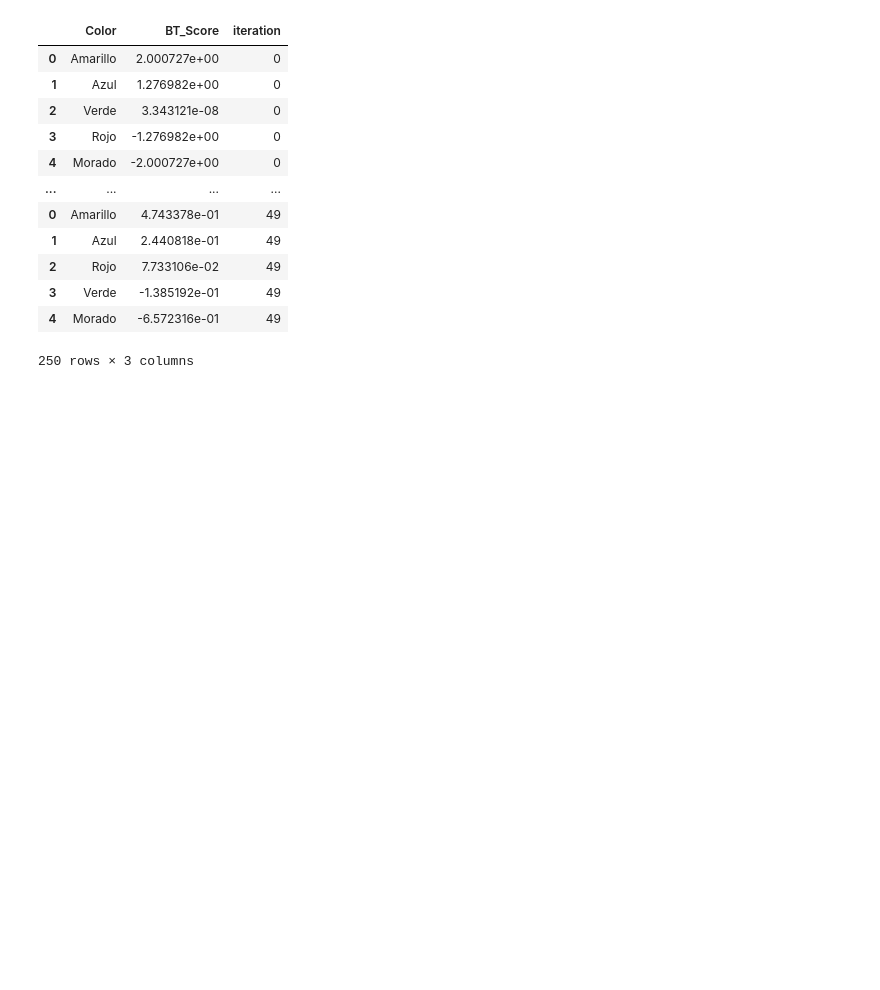
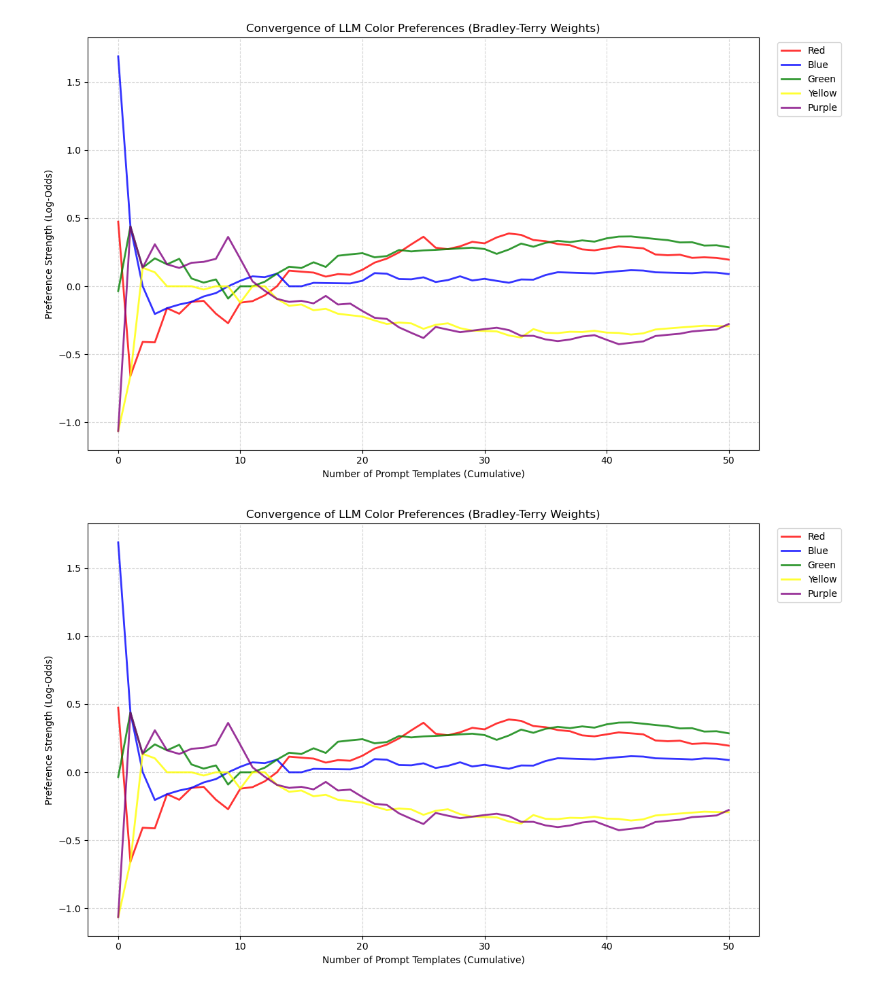
Before and after one commit to lotanamit5/WhatDoLLMsWant, a Jupyter notebook: sandbox.ipynb, the cells around one changed output. Saved outputs shown, nothing was run; the diff lists cells and outputs as text; code cells hidden in the pictures; blank space fills up the shorter version.

```diff
--- a/sandbox.ipynb
+++ b/sandbox.ipynb
@@ -43,30 +43,34 @@ results.head()
+# %%
+import pandas as pd
+from src.prompts import color_en_dict
+from src.plots import plot_convergence
+suffix = 'en'
+results_en = pd.read_csv(f'experiments/rankings_{suffix}.csv')
+results_en = results_en.pivot(index='iteration', columns='Color', values='BT_Score').reset_index()
+results_en.columns.name = None
+plot_convergence(results_en, list(color_en_dict.keys()), color_map=color_en_dict)
+# %% [output]
+[figure, added]
 # %%
-# from src.pref_models import fit_bradley_terry
+import pandas as pd
+from src.pref_models import fit_bradley_terry
+from src.plots import plot_convergence
+from src.prompts import color_en_dict
 
+results = pd.read_csv(f'experiments/results_en.csv')
+colors = list(color_en_dict.keys())
+templates = results['template'].unique().tolist()
+data = pd.DataFrame()
+rankings = []
+for i, template in enumerate(templates):
+    template_data = results[results['template'] == template]
+    data = pd.concat([data, template_data], ignore_index=True)
+    ranking, _ = fit_bradley_terry(data, colors)
+    rankings.append(ranking.assign(iteration=i))
+rankings_df = pd.concat(rankings)
+rankings_df = rankings_df.pivot(index='iteration', columns='Color', values='BT_Score').reset_index()
+rankings_df.columns.name = None
 
-# colors = list(results['player_1'].unique())
-# data = pd.DataFrame()
-# rankings = []
-# for i, template in enumerate(results['template'].unique()):
-#     template_results = results[results['template'] == template]
-#     data = pd.concat([data, template_results], ignore_index=True)
-#     ranking, win_matrix = fit_bradley_terry(data, colors)
-#     rankings.append(ranking.assign(iteration=i))
-
-# rankings = pd.concat(rankings)
-# rankings.to_csv(f'experiments/ranking_{suffix}.csv', index=False)
-# rankings
+plot_convergence(rankings_df, colors, color_map=color_en_dict)
 # %% [output]
-|  | Color | BT_Score | iteration |
-| 0 | Amarillo | 2.000727e+00 | 0 |
-| 1 | Azul | 1.276982e+00 | 0 |
-| 2 | Verde | 3.343121e-08 | 0 |
-| 3 | Rojo | -1.276982e+00 | 0 |
-| 4 | Morado | -2.000727e+00 | 0 |
-| ... | ... | ... | ... |
-| 0 | Amarillo | 4.743378e-01 | 49 |
-| 1 | Azul | 2.440818e-01 | 49 |
-| 2 | Rojo | 7.733106e-02 | 49 |
-| 3 | Verde | -1.385192e-01 | 49 |
-| 4 | Morado | -6.572316e-01 | 49 |
-250 rows × 3 columns
+[figure, added]
```
Also changed, not shown: parts of 5 cells of this notebook, 9 other files.
